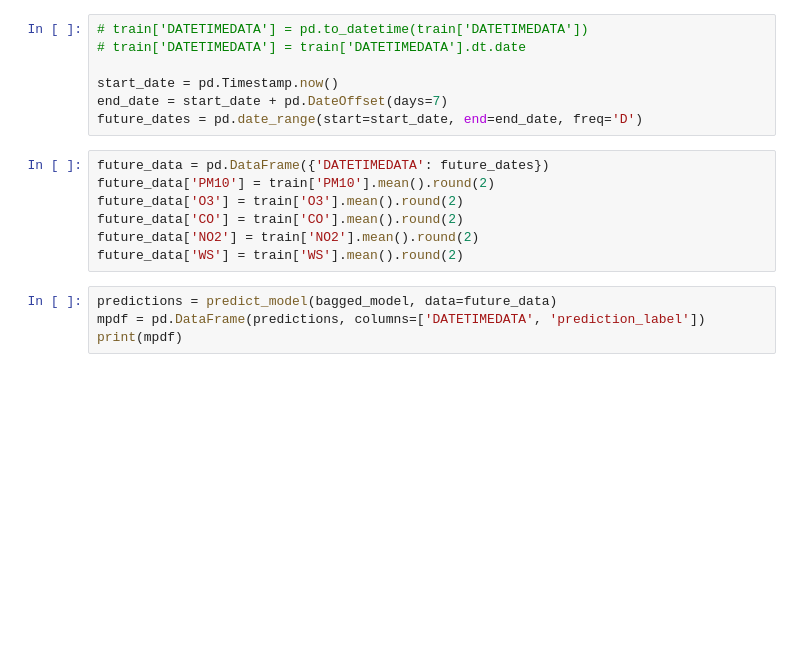
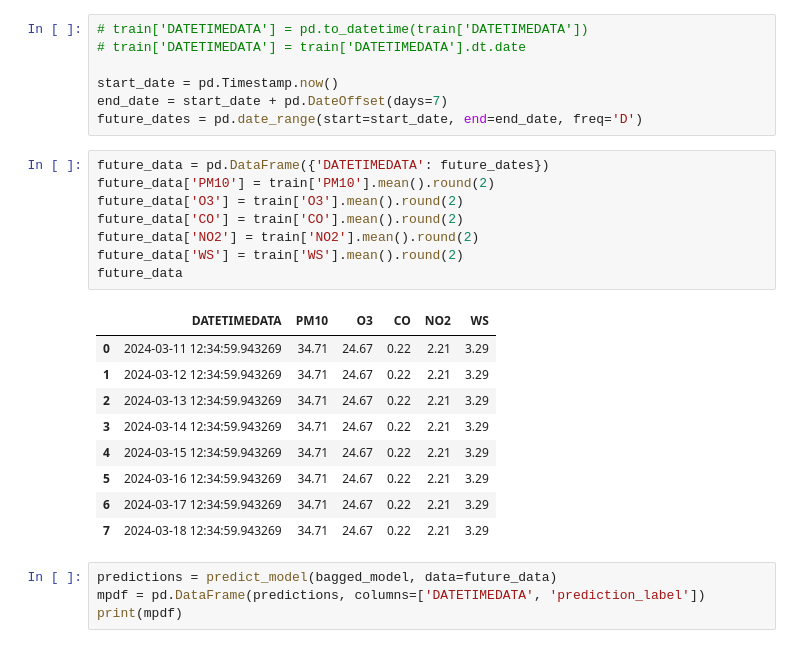
Before and after one commit to jayjiratta/predict_pm2.5, a Jupyter notebook: predict_PM25.ipynb, the cells around one changed output. Cells and saved outputs as stored; diff of their text form; blank space fills up the shorter version.

```diff
--- a/predict_PM25.ipynb
+++ b/predict_PM25.ipynb
@@ -148,10 +148,21 @@ future_dates = pd.date_range(start=start_date, end=end_date, freq='D')
 # %%
 future_data = pd.DataFrame({'DATETIMEDATA': future_dates})
 future_data['PM10'] = train['PM10'].mean().round(2)
 future_data['O3'] = train['O3'].mean().round(2)
 future_data['CO'] = train['CO'].mean().round(2)
 future_data['NO2'] = train['NO2'].mean().round(2)
 future_data['WS'] = train['WS'].mean().round(2)
+future_data
+# %% [output]
+|  | DATETIMEDATA | PM10 | O3 | CO | NO2 | WS |
+| 0 | 2024-03-11 12:34:59.943269 | 34.71 | 24.67 | 0.22 | 2.21 | 3.29 |
+| 1 | 2024-03-12 12:34:59.943269 | 34.71 | 24.67 | 0.22 | 2.21 | 3.29 |
+| 2 | 2024-03-13 12:34:59.943269 | 34.71 | 24.67 | 0.22 | 2.21 | 3.29 |
+| 3 | 2024-03-14 12:34:59.943269 | 34.71 | 24.67 | 0.22 | 2.21 | 3.29 |
+| 4 | 2024-03-15 12:34:59.943269 | 34.71 | 24.67 | 0.22 | 2.21 | 3.29 |
+| 5 | 2024-03-16 12:34:59.943269 | 34.71 | 24.67 | 0.22 | 2.21 | 3.29 |
+| 6 | 2024-03-17 12:34:59.943269 | 34.71 | 24.67 | 0.22 | 2.21 | 3.29 |
+| 7 | 2024-03-18 12:34:59.943269 | 34.71 | 24.67 | 0.22 | 2.21 | 3.29 |
 # %%
 predictions = predict_model(bagged_model, data=future_data)
 mpdf = pd.DataFrame(predictions, columns=['DATETIMEDATA', 'prediction_label'])
```
